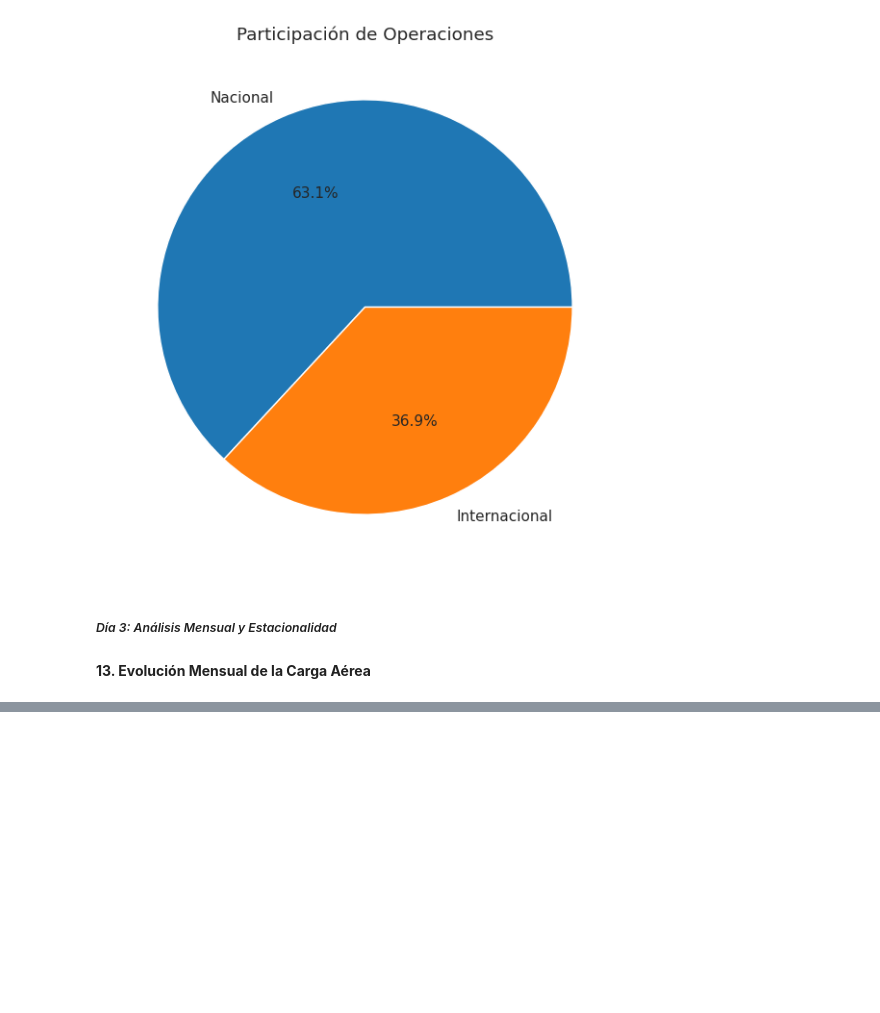
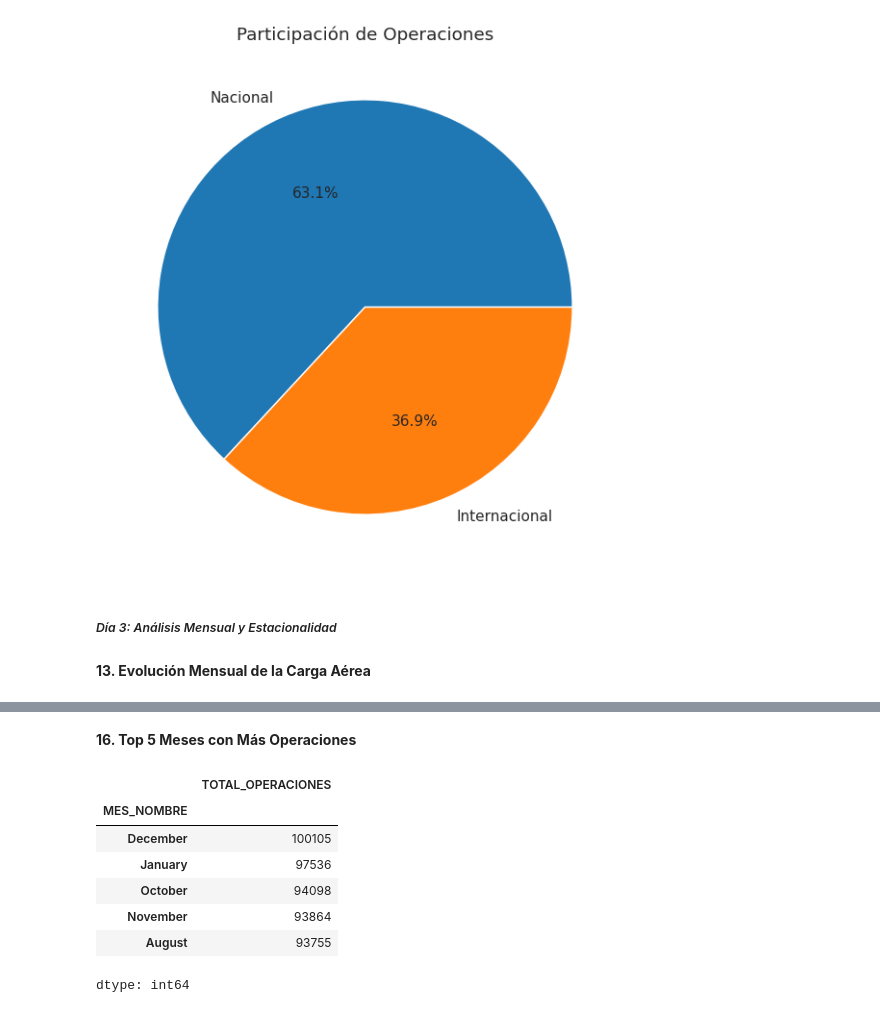
Before and after one commit to AlexisPerezCordero/Analisis-Trafico-Aereo-Jorge-Chavez, a Jupyter notebook: Analisis_Trafico_Aereo.ipynb, the cells around one changed output, grey strips where cells are left out. Drawn from its saved outputs; the diff is of its cells as text; code cells hidden in the pictures; blank space fills up the shorter version.

```diff
--- a/Analisis_Trafico_Aereo.ipynb
+++ b/Analisis_Trafico_Aereo.ipynb
@@ -360,0 +411,19 @@ NameError: name 'df' is not defined
+# %% [markdown]
+**16. Top 5 Meses con Más Operaciones**
+# %%
+top_operaciones = (
+    df.groupby("MES_NOMBRE")["TOTAL_OPERACIONES"]
+      .sum()
+      .sort_values(ascending=False)
+)
+
+top_operaciones.head(5)
+# %% [output]
+|  | TOTAL_OPERACIONES |
+| MES_NOMBRE |  |
+| December | 100105 |
+| January | 97536 |
+| October | 94098 |
+| November | 93864 |
+| August | 93755 |
+dtype: int64
```
Also changed, not shown: parts of 9 cells of this notebook.
